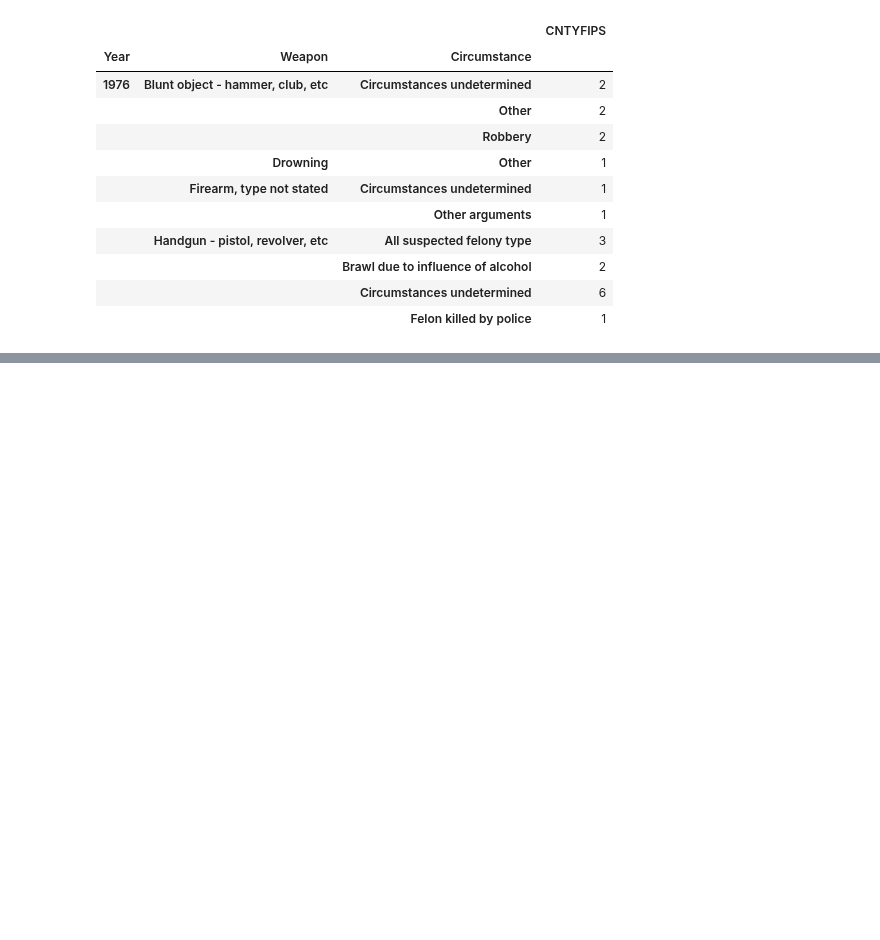
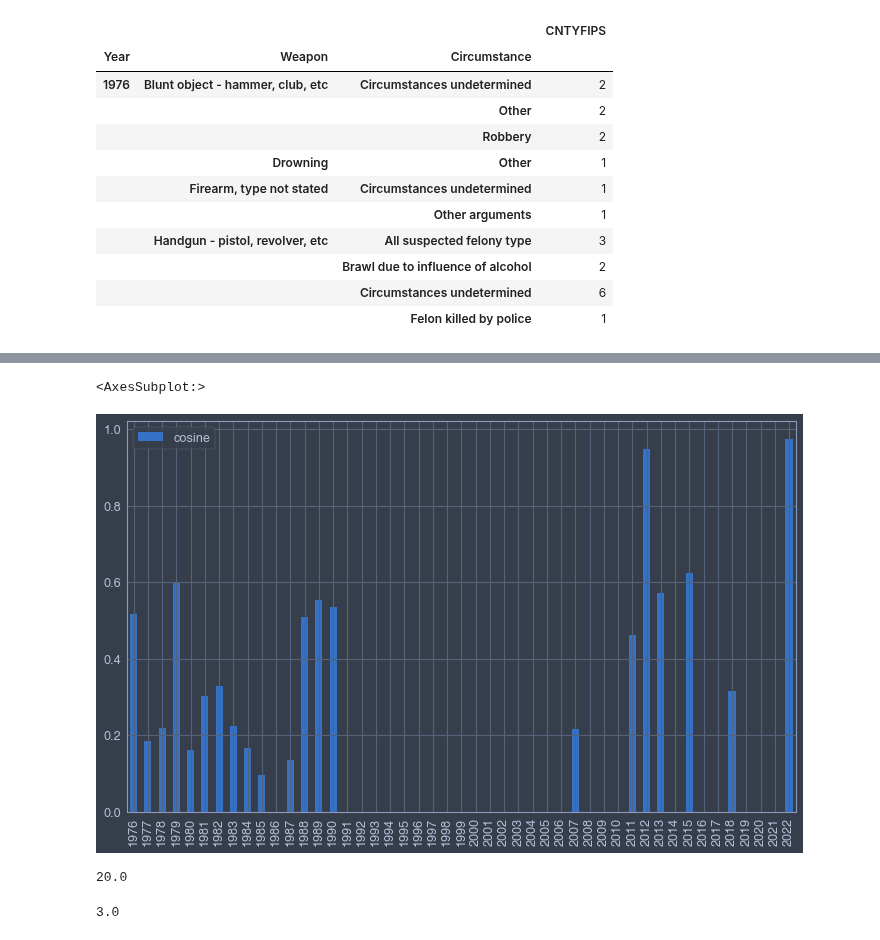
Before and after one commit to fadeeva/weird_projects, a Jupyter notebook: Serial_Killers/Outliers_in_Murder_Accountability_Project.ipynb, the cells around one changed output, grey strips where cells are left out. Drawn from its saved outputs; the diff is of its cells as text; code cells hidden in the pictures; blank space fills up the shorter version.

```diff
--- a/Serial_Killers/Outliers_in_Murder_Accountability_Project.ipynb
+++ b/Serial_Killers/Outliers_in_Murder_Accountability_Project.ipynb
@@ -562,2 +567,15 @@ pd.DataFrame(index=w.index, columns=['cosine'], data=np.diag(res))
 | 2022 | 0.973329 |
+# %%
+cosine_sim.plot(kind='bar')
+# %% [output]
+<AxesSubplot:>
+[figure, added]
+# %%
+pivot_w.loc[1979].sum()
+# %% [output]
+20.0
+# %%
+pivot_uw.loc[1979].sum()
+# %% [output]
+3.0
 # %%
```
Also changed, not shown: parts of 14 cells of this notebook.
